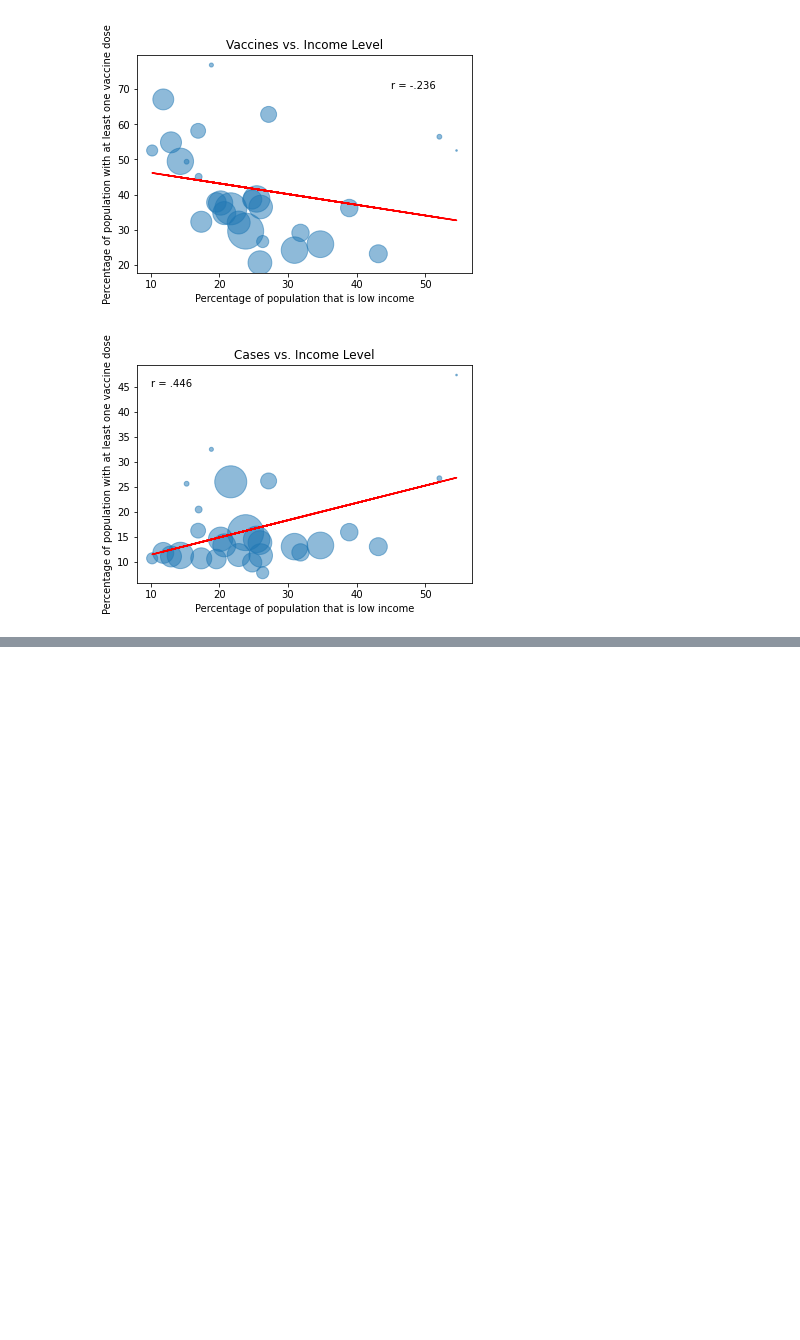
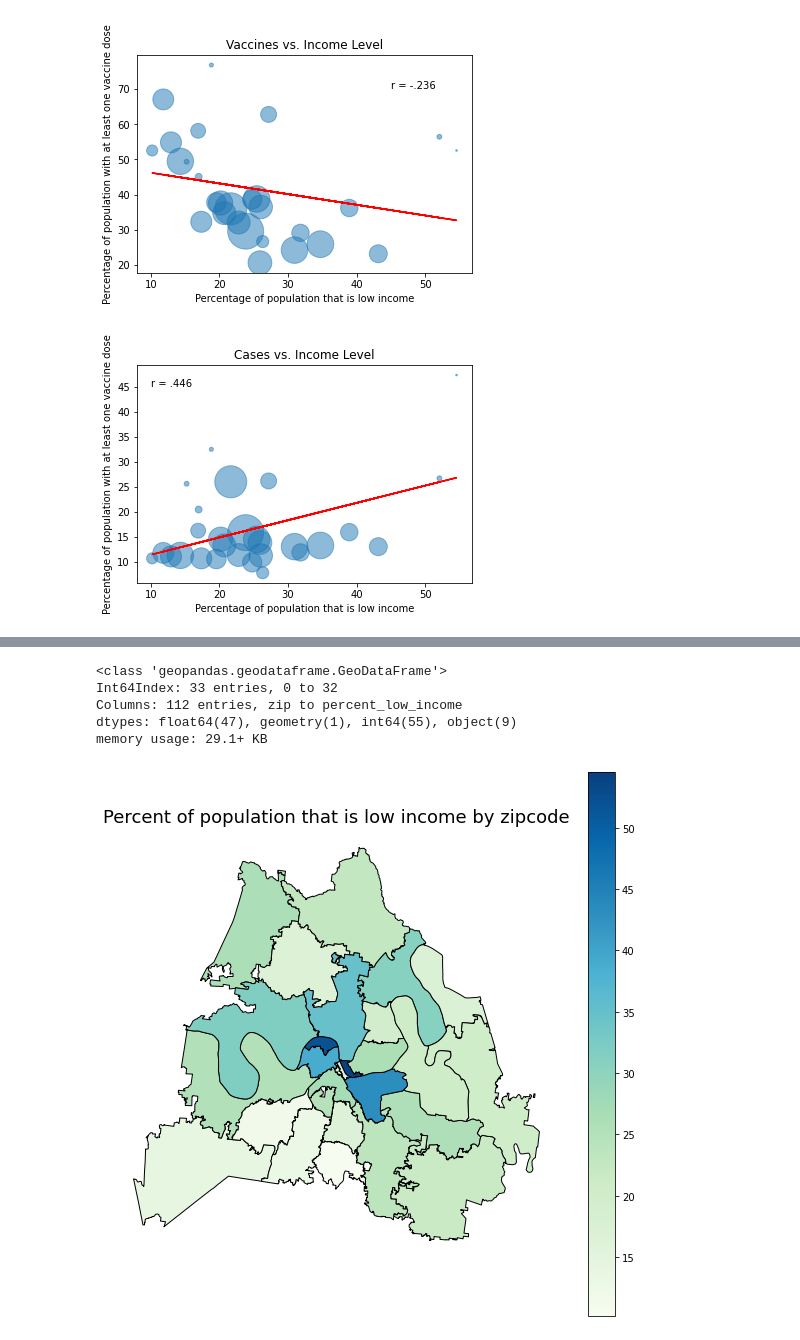
Before and after one commit to ryanhilber93/nash-covid-cases-vaccines-hot_chickens, a Jupyter notebook: hilber_notebook.ipynb, the cells around one changed output, grey strips where cells are left out. Saved outputs shown, nothing was run; the diff lists cells and outputs as text; code cells hidden in the pictures; blank space fills up the shorter version.

```diff
--- a/hilber_notebook.ipynb
+++ b/hilber_notebook.ipynb
@@ -859,0 +902,4 @@ plt.savefig('low_income_vs_cases.png')
+# %%
+all_income['zipcode'] = all_income['zipcode'].astype(int)
+all_income['zipcode'] = all_income['zipcode'].astype(str)
+df_all_3 = pd.merge(left = zipcodes2, right = all_income, left_on = 'zip', right_on = 'zipcode', how='left')
@@ -859,0 +927,20 @@ plt.savefig('low_income_vs_cases.png')
+# %%
+df_all_3.info()
+# %% [output]
+<class 'geopandas.geodataframe.GeoDataFrame'>
+Int64Index: 33 entries, 0 to 32
+Columns: 112 entries, zip to percent_low_income
+dtypes: float64(47), geometry(1), int64(55), object(9)
+memory usage: 29.1+ KB
+# %%
+fig, ax = plt.subplots(figsize=(10,10))
+df_all_3.plot(column = 'percent_low_income',
+              cmap = 'GnBu',
+              edgecolor = 'black',
+              legend = True,
+              ax = ax)
+plt.title('Percent of population that is low income by zipcode', fontsize = 18)
+ax.axis('off')
+plt.savefig('low_income_by_zip_map.png')
+# %% [output]
+[figure, added]
```
Also changed, not shown: parts of 5 cells of this notebook, 3 other files.
